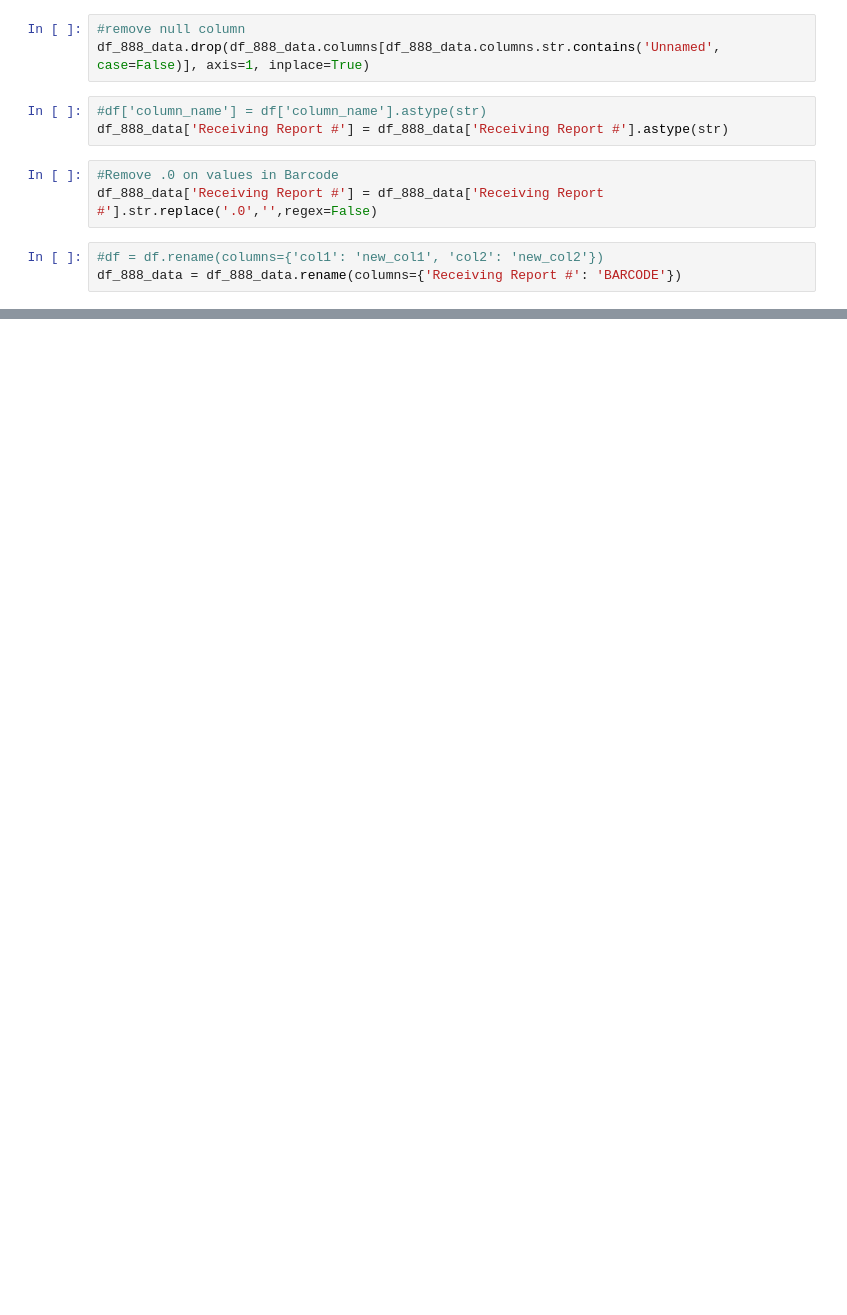
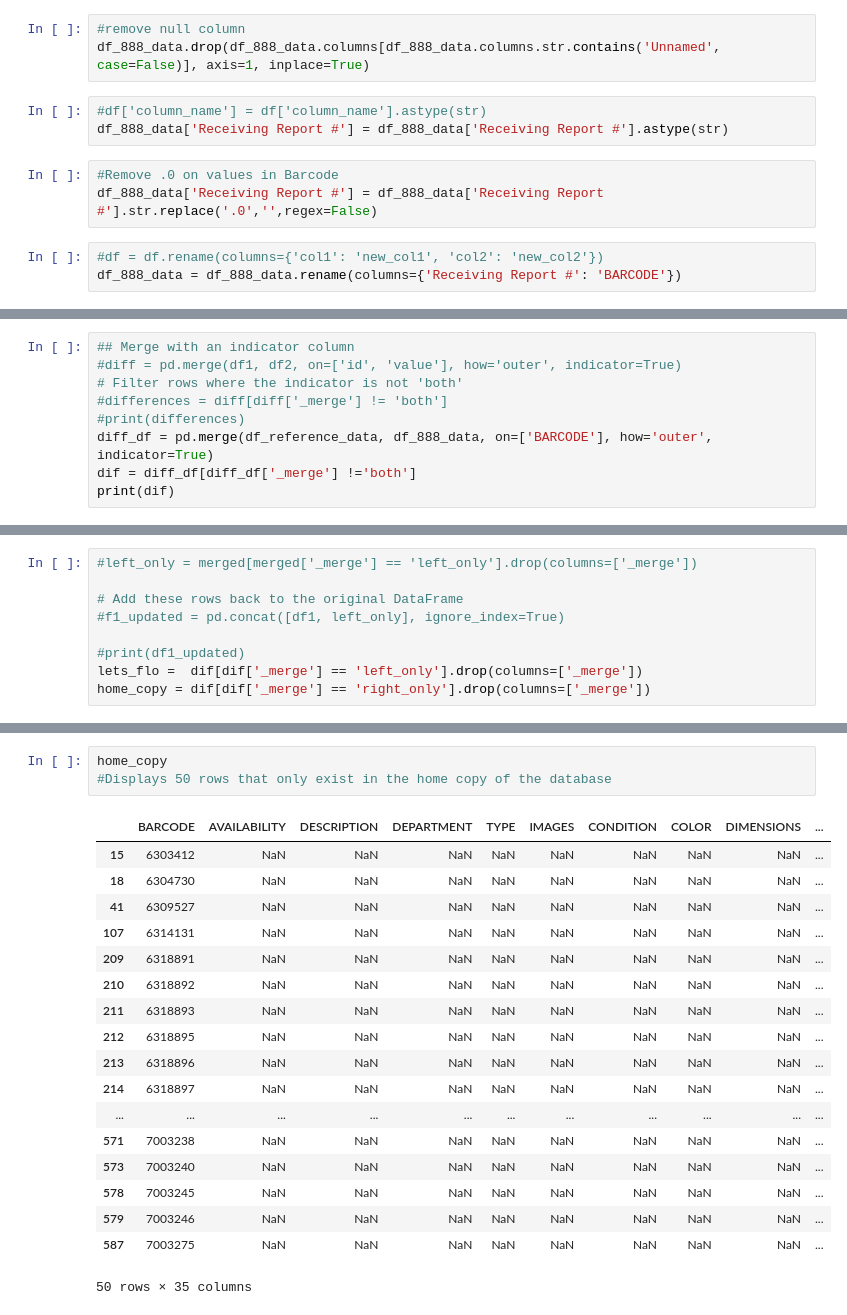
Before and after one commit to aradar1/RL-Home-Data-Cleaning, a Jupyter notebook: 888 Data Cleaning.ipynb, the cells around one changed output, grey strips where cells are left out. Saved outputs shown, nothing was run; the diff lists cells and outputs as text; blank space fills up the shorter version.

Commit message:
Hopefully the right changes

```diff
--- a/888 Data Cleaning.ipynb
+++ b/888 Data Cleaning.ipynb
@@ -254,0 +101,9 @@ concat_df.to_csv('Output/difference.csv',index=False)
+# %%
+## Merge with an indicator column
+#diff = pd.merge(df1, df2, on=['id', 'value'], how='outer', indicator=True)
+# Filter rows where the indicator is not 'both'
+#differences = diff[diff['_merge'] != 'both']
+#print(differences)
+diff_df = pd.merge(df_reference_data, df_888_data, on=['BARCODE'], how='outer', indicator=True)
+dif = diff_df[diff_df['_merge'] !='both']
+print(dif)
@@ -254,0 +144,9 @@ concat_df.to_csv('Output/difference.csv',index=False)
+# %%
+#left_only = merged[merged['_merge'] == 'left_only'].drop(columns=['_merge'])
+
+# Add these rows back to the original DataFrame
+#f1_updated = pd.concat([df1, left_only], ignore_index=True)
+
+#print(df1_updated)
+lets_flo =  dif[dif['_merge'] == 'left_only'].drop(columns=['_merge'])
+home_copy = dif[dif['_merge'] == 'right_only'].drop(columns=['_merge'])
@@ -254,0 +170,22 @@ concat_df.to_csv('Output/difference.csv',index=False)
+# %%
+home_copy
+#Displays 50 rows that only exist in the home copy of the database
+# %% [output]
+|  | BARCODE | AVAILABILITY | DESCRIPTION | DEPARTMENT | TYPE | IMAGES | CONDITION | COLOR | DIMENSIONS | ... |
+| 15 | 6303412 | NaN | NaN | NaN | NaN | NaN | NaN | NaN | NaN | ... |
+| 18 | 6304730 | NaN | NaN | NaN | NaN | NaN | NaN | NaN | NaN | ... |
+| 41 | 6309527 | NaN | NaN | NaN | NaN | NaN | NaN | NaN | NaN | ... |
+| 107 | 6314131 | NaN | NaN | NaN | NaN | NaN | NaN | NaN | NaN | ... |
+| 209 | 6318891 | NaN | NaN | NaN | NaN | NaN | NaN | NaN | NaN | ... |
+| 210 | 6318892 | NaN | NaN | NaN | NaN | NaN | NaN | NaN | NaN | ... |
+| 211 | 6318893 | NaN | NaN | NaN | NaN | NaN | NaN | NaN | NaN | ... |
+| 212 | 6318895 | NaN | NaN | NaN | NaN | NaN | NaN | NaN | NaN | ... |
+| 213 | 6318896 | NaN | NaN | NaN | NaN | NaN | NaN | NaN | NaN | ... |
+| 214 | 6318897 | NaN | NaN | NaN | NaN | NaN | NaN | NaN | NaN | ... |
+| ... | ... | ... | ... | ... | ... | ... | ... | ... | ... | ... |
+| 571 | 7003238 | NaN | NaN | NaN | NaN | NaN | NaN | NaN | NaN | ... |
+| 573 | 7003240 | NaN | NaN | NaN | NaN | NaN | NaN | NaN | NaN | ... |
+| 578 | 7003245 | NaN | NaN | NaN | NaN | NaN | NaN | NaN | NaN | ... |
+| 579 | 7003246 | NaN | NaN | NaN | NaN | NaN | NaN | NaN | NaN | ... |
+| 587 | 7003275 | NaN | NaN | NaN | NaN | NaN | NaN | NaN | NaN | ... |
+50 rows × 35 columns
```
Also changed, not shown: parts of 47 cells of this notebook, 3 other files.
